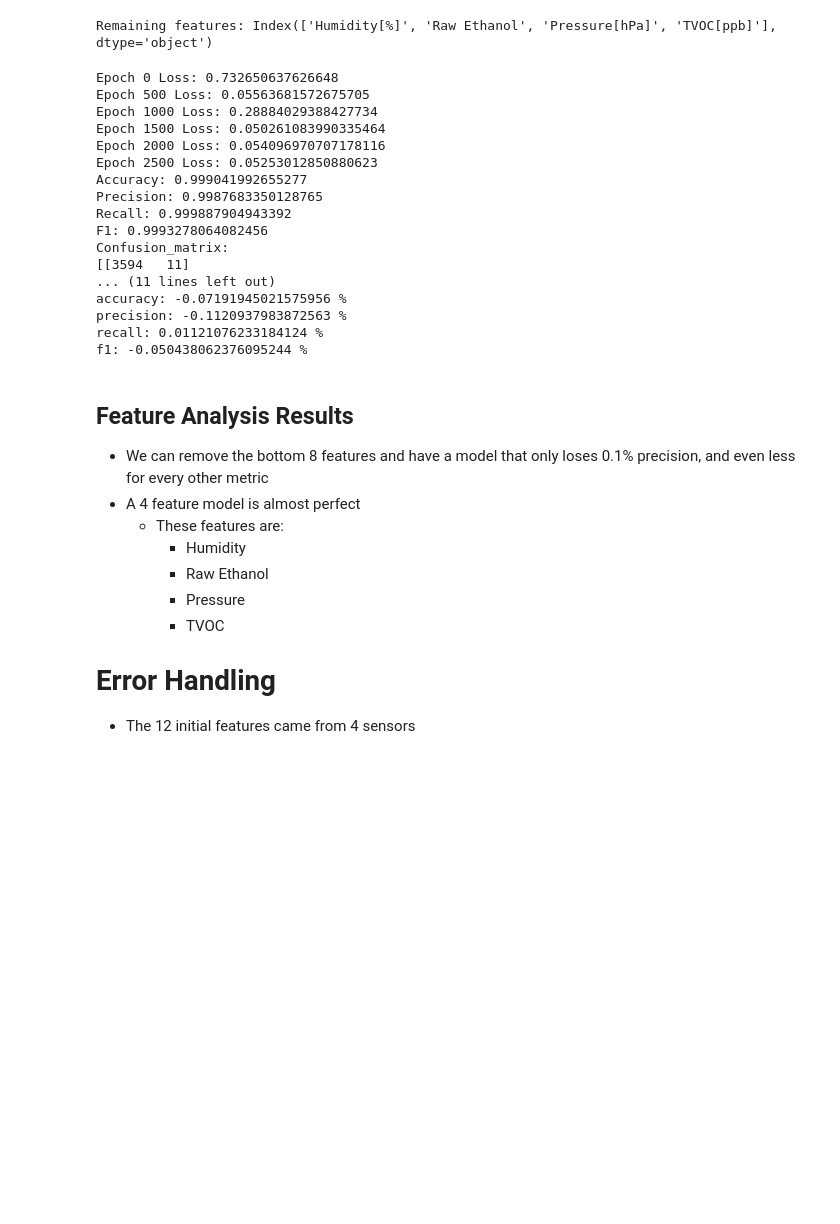
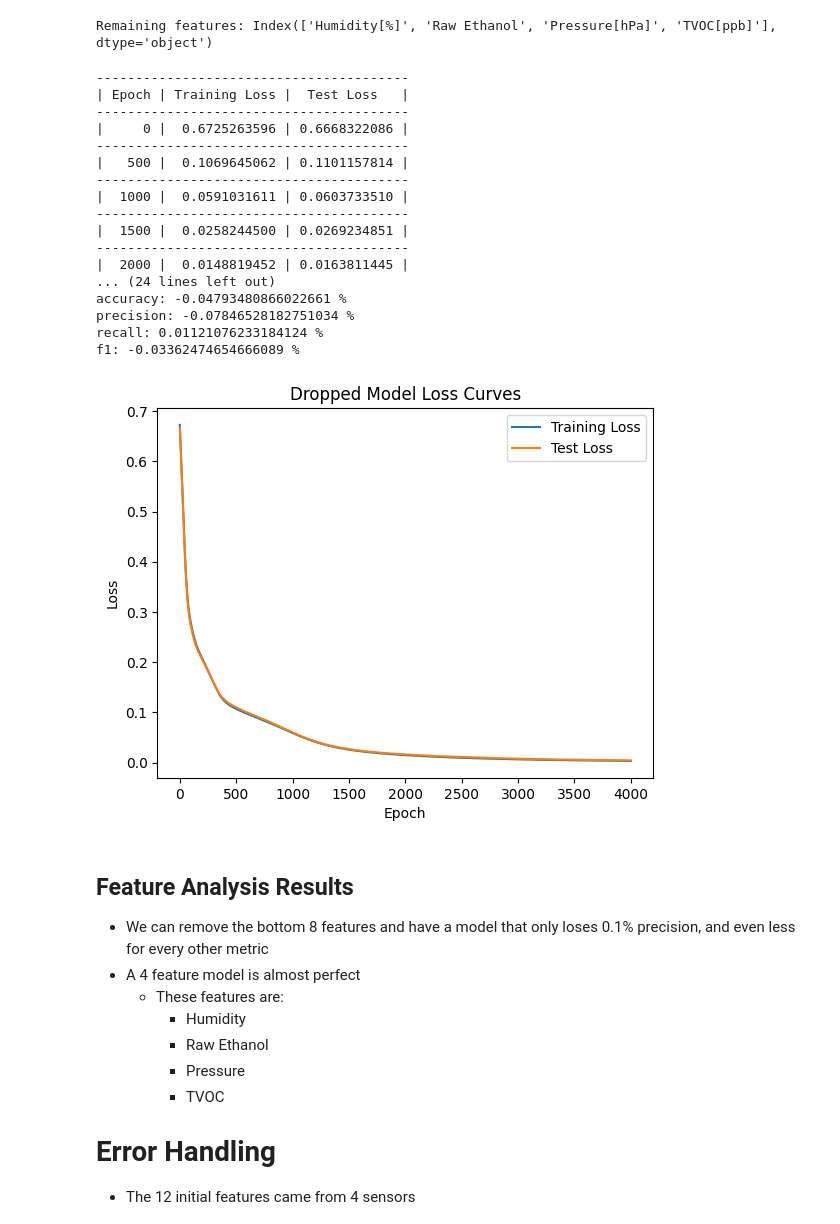
Before and after one commit to jaskinkabir/Intro_ML_Project, a Jupyter notebook: Proj.ipynb, the cells around one changed output. Drawn from its saved outputs; the diff is of its cells as text; code cells hidden in the pictures; blank space fills up the shorter version.

```diff
--- a/Proj.ipynb
+++ b/Proj.ipynb
@@ -110,38 +121,47 @@ Remaining features: Index(['Humidity[%]', 'Raw Ethanol', 'Pressure[hPa]', 'TVOC[
 # %%
 dropped_model = AlarmNet(
     num_features=X_train_dropped.shape[1],
     activation = nn.ReLU,
-    hidden_layers=[64, 32]
+    hidden_layers=[64, 64]
 
 ).to(device)
 
 X_train_dropped_device = torch.tensor(X_train_dropped).float().to(device)
 X_test_dropped_device = torch.tensor(X_test_dropped).float().to(device)
 Y_train_dropped_device = torch.tensor(Y_train_dropped).float().view(-1, 1).to(device)
 Y_test_dropped_device = torch.tensor(Y_test_dropped).float().view(-1, 1).to(device)
 
-dropped_model.train(epochs, X_train_dropped_device, X_test_dropped_device, Y_train_dropped_device, Y_test_dropped_device, alpha)
+dropped_model.train(
+    epochs=4000,
+    X_train=X_train_dropped_device,
+    X_test=X_test_dropped_device,
+    Y_train=Y_train_dropped_device,
+    Y_test=Y_test_dropped_device,
+    alpha=1e-3,
+    print_epoch = 500
+)
 dropped_model.print_results()
-
 AlarmNet.compare_results(dropped_model.get_results(), full_model.get_results())
+dropped_model.plot_training("Dropped Model Loss Curves")
 # %% [output]
-Epoch 0 Loss: 0.732650637626648
-Epoch 500 Loss: 0.05563681572675705
-Epoch 1000 Loss: 0.28884029388427734
-Epoch 1500 Loss: 0.050261083990335464
-Epoch 2000 Loss: 0.054096970707178116
-Epoch 2500 Loss: 0.05253012850880623
-Accuracy: 0.999041992655277
-Precision: 0.9987683350128765
-Recall: 0.999887904943392
-F1: 0.9993278064082456
-Confusion_matrix:
-[[3594   11]
-... (11 lines left out)
-accuracy: -0.07191945021575956 %
-precision: -0.1120937983872563 %
+----------------------------------------
+| Epoch | Training Loss |  Test Loss   |
+----------------------------------------
+|     0 |  0.6725263596 | 0.6668322086 |
+----------------------------------------
+|   500 |  0.1069645062 | 0.1101157814 |
+----------------------------------------
+|  1000 |  0.0591031611 | 0.0603733510 |
+----------------------------------------
+|  1500 |  0.0258244500 | 0.0269234851 |
+----------------------------------------
+|  2000 |  0.0148819452 | 0.0163811445 |
+... (24 lines left out)
+accuracy: -0.04793480866022661 %
+precision: -0.07846528182751034 %
 recall: 0.01121076233184124 %
-f1: -0.050438062376095244 %
+f1: -0.03362474654666089 %
+[figure, added]
 # %% [markdown]
 ## Feature Analysis Results
 - We can remove the bottom 8 features and have a model that only loses 0.1% precision, and even less for every other metric
```
Also changed, not shown: parts of 8 cells of this notebook, 1 other file.
